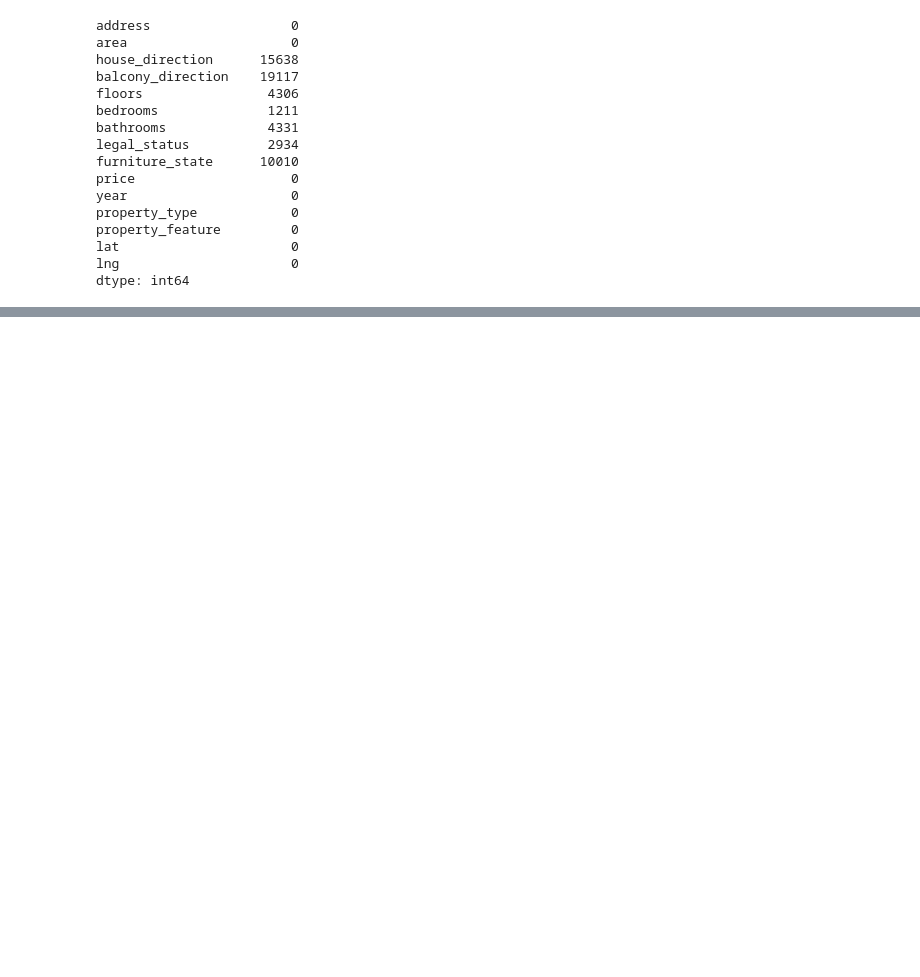
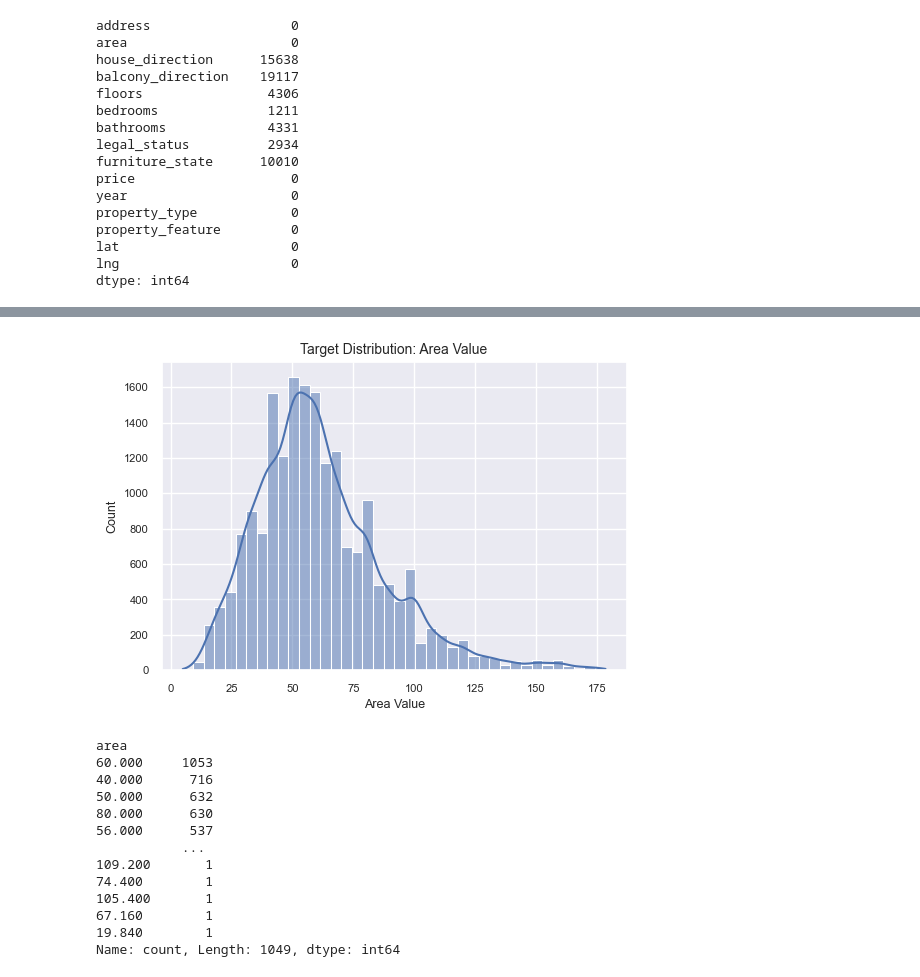
Before and after one commit to tanle9t2/TLand-Backend, a Jupyter notebook: rag-chatbot-service/trainning/analyze_data.ipynb, the cells around one changed output, grey strips where cells are left out. Cells and saved outputs as stored; diff of their text form; code cells hidden in the pictures; blank space fills up the shorter version.

```diff
--- a/rag-chatbot-service/trainning/analyze_data.ipynb
+++ b/rag-chatbot-service/trainning/analyze_data.ipynb
@@ -129,3 +238,26 @@ print(df['price'].value_counts())
+# %%
+plt.figure(figsize=(6, 4))
+sns.histplot(df['area'], bins=40, kde=True)
+plt.title("Target Distribution: Area Value")
+
+plt.xlabel("Area Value")
+plt.show()
+print(df['area'].value_counts())
+# %% [output]
+[figure, added]
+area
+60.000     1053
+40.000      716
+50.000      632
+80.000      630
+56.000      537
+           ...
+109.200       1
+74.400        1
+105.400       1
+67.160        1
+19.840        1
+Name: count, Length: 1049, dtype: int64
 # %%
 print("Floors > 15:", (df["floors"] > 15).sum())
 print("Floors is NaN:", df["floors"].isna().sum())
```
Also changed, not shown: parts of 13 cells of this notebook, 38 other files.
